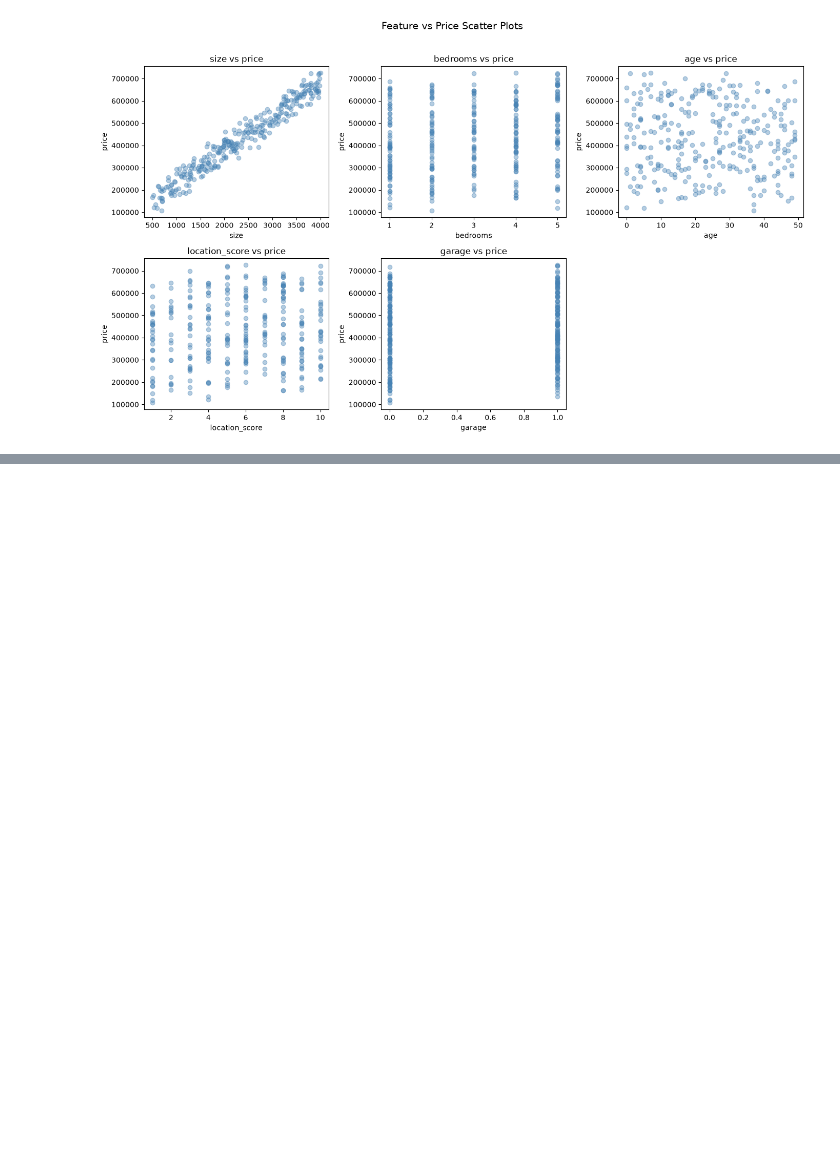
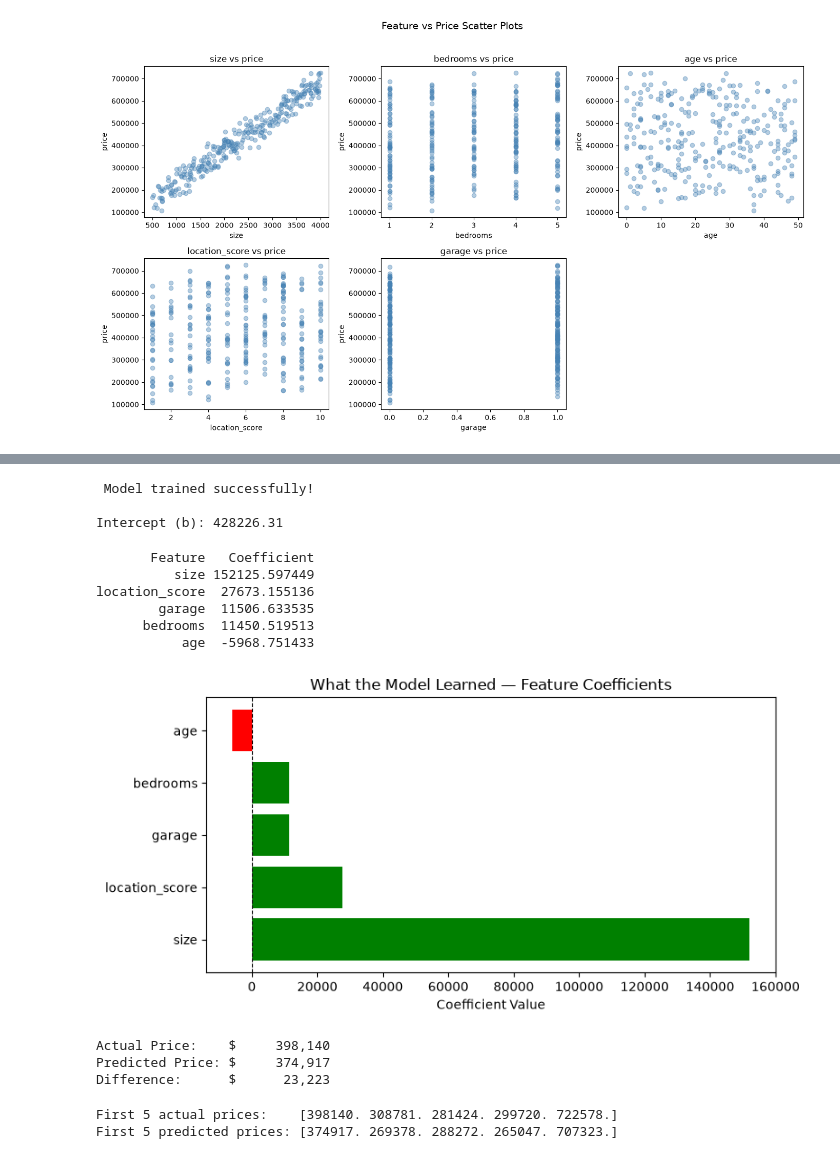
Before and after one commit to pa1nagar/supervise_ml, a Jupyter notebook: project_regression.ipynb, the cells around one changed output, grey strips where cells are left out. Cells and saved outputs as stored; diff of their text form; code cells hidden in the pictures; blank space fills up the shorter version.

Commit message:
success implemented L_r, ridge_r, lasso__r

```diff
--- a/project_regression.ipynb
+++ b/project_regression.ipynb
@@ -117,0 +172,12 @@ plt.show()
+# %%
+scaler = StandardScaler()
+
+x_train_scaled = scaler.fit_transform(x_train)
+x_test_scaled = scaler.fit_transform(x_test)
+
+print("Before scaling — first training row:")
+print(x_train.iloc[0].values)
+
+print()
+print("After scaling — same row:")
+print(x_train_scaled[0].round(3))
@@ -117,0 +210,61 @@ plt.show()
+# %%
+model = LinearRegression()
+model.fit(x_train_scaled,y_train)
+
+print(" Model trained successfully!")
+print()
+print("Intercept (b):", round(model.intercept_, 2))
+# %% [output]
+ Model trained successfully!
+
+Intercept (b): 428226.31
+# %%
+
+coefficients = pd.DataFrame({
+    'Feature'    : x.columns,
+    'Coefficient': model.coef_
+})
+
+coefficients = coefficients.sort_values('Coefficient', ascending=False)
+print(coefficients.to_string(index=False))
+# %% [output]
+       Feature   Coefficient
+          size 152125.597449
+location_score  27673.155136
+        garage  11506.633535
+      bedrooms  11450.519513
+           age  -5968.751433
+# %%
+
+plt.figure(figsize=(8, 4))
+colors = ['green' if c > 0 else 'red' for c in coefficients['Coefficient']]
+
+plt.barh(coefficients['Feature'], coefficients['Coefficient'], color=colors)
+plt.axvline(x=0, color='black', linestyle='--', linewidth=0.8)
+plt.xlabel("Coefficient Value")
+plt.title("What the Model Learned — Feature Coefficients")
+plt.tight_layout()
+plt.show()
+# %% [output]
+[figure, added]
+# %%
+sample_house = x_test_scaled[0].reshape(1, -1)
+actual_price  = y_test.iloc[0]
+predicted_price = model.predict(sample_house)[0]
+
+print(f"Actual Price:    ${actual_price:>12,.0f}")
+print(f"Predicted Price: ${predicted_price:>12,.0f}")
+print(f"Difference:      ${abs(actual_price - predicted_price):>12,.0f}")
+# %% [output]
+Actual Price:    $     398,140
+Predicted Price: $     374,917
+Difference:      $      23,223
+# %%
+
+y_pred = model.predict(x_test_scaled)
+
+print("First 5 actual prices:   ", y_test.values[:5].round(0))
+print("First 5 predicted prices:", y_pred[:5].round(0))
+# %% [output]
+First 5 actual prices:    [398140. 308781. 281424. 299720. 722578.]
+First 5 predicted prices: [374917. 269378. 288272. 265047. 707323.]
```
Also changed, not shown: parts of 15 cells of this notebook.
